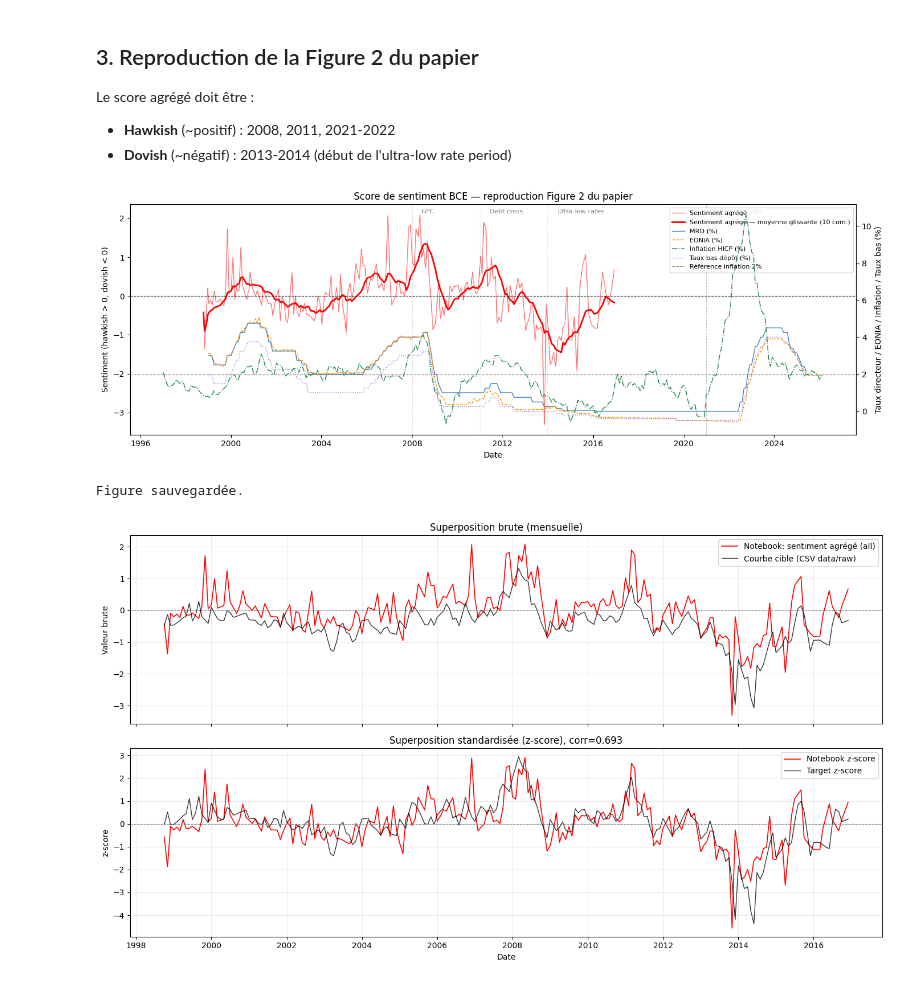
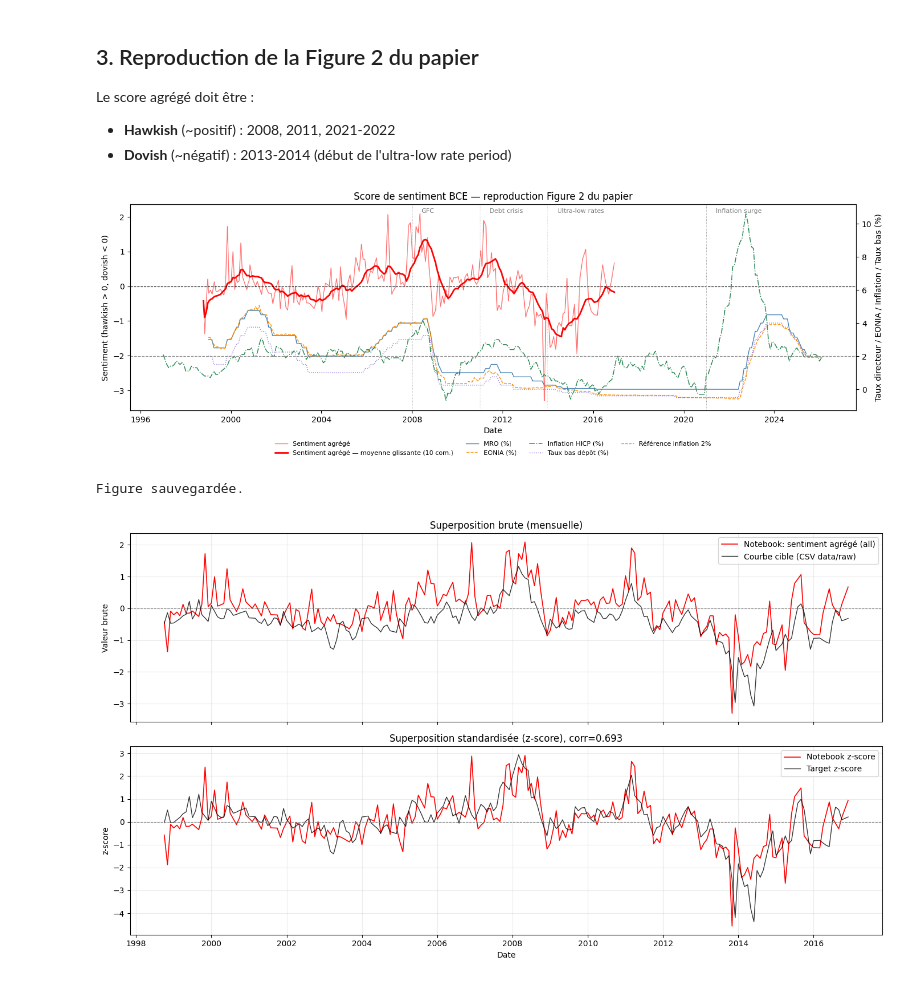
Before and after one commit to sacharsz/ecb-tone-analysis, a Jupyter notebook: notebooks/02_sentiment_validation.ipynb, the cells around one changed output. Drawn from its saved outputs; the diff is of its cells as text; code cells hidden in the pictures.

```diff
--- a/notebooks/02_sentiment_validation.ipynb
+++ b/notebooks/02_sentiment_validation.ipynb
@@ -168,35 +168,35 @@ ax.axhline(0, color='black', linewidth=0.8, linestyle='--')
 # Annotations des périodes clés
 for year, label in [(2008, 'GFC'), (2011, 'Debt crisis'), (2014, 'Ultra-low rates'), (2021, 'Inflation surge')]:
     ax.axvline(pd.Timestamp(f'{year}-01-01'), color='grey', linewidth=0.7, linestyle=':')
     ax.text(pd.Timestamp(f'{year}-06-01'), ax.get_ylim()[1] * 0.9, label, fontsize=8, color='grey')
 
 ax.set_title('Score de sentiment BCE — reproduction Figure 2 du papier')
 ax.set_xlabel('Date')
 ax.set_ylabel('Sentiment (hawkish > 0, dovish < 0)')
 
 # Twin axis for rates and inflation
 ax2 = ax.twinx()
 ax2.plot(mro_m.index, mro_m.values, color='steelblue', linewidth=1.0, linestyle='-', label='MRO (%)')
 ax2.plot(eonia_m.index, eonia_m.values, color='darkorange', linewidth=1.0, linestyle='--', label='EONIA (%)')
 ax2.plot(inflation_m.index, inflation_m.values, color='seagreen', linewidth=1.1, linestyle='-.', label='Inflation HICP (%)')
 ax2.plot(taux_bas_m.index, taux_bas_m.values, color='mediumpurple', linewidth=1.0, linestyle=':', label='Taux bas dépôt (%)')
 ax2.axhline(2.0, color='grey', linewidth=0.9, linestyle='--', alpha=0.9, label='Référence inflation 2%')
 ax2.set_ylabel('Taux directeur / EONIA / Inflation / Taux bas (%)')
 ax2.tick_params(axis='y')
 
 # Combined legend
 lines1, labels1 = ax.get_legend_handles_labels()
 lines2, labels2 = ax2.get_legend_handles_labels()
-ax.legend(lines1 + lines2, labels1 + labels2, loc='upper right', fontsize=8)
+ax.legend(lines1 + lines2, labels1 + labels2, loc='upper center', bbox_to_anchor=(0.5, -0.12), ncol=4, fontsize=8, frameon=False)
 
 ax.xaxis.set_major_formatter(mdates.DateFormatter('%Y'))
 
 plt.tight_layout()
 plt.savefig('data/output/figure2_reproduction.png', dpi=150)
 plt.show()
 print("Figure sauvegardée.")
 # %% [output]
-[figure, old version]
+[figure, new version]
 Figure sauvegardée.
 # %%
 from pathlib import Path
```
Also changed, not shown: 7 other files.
